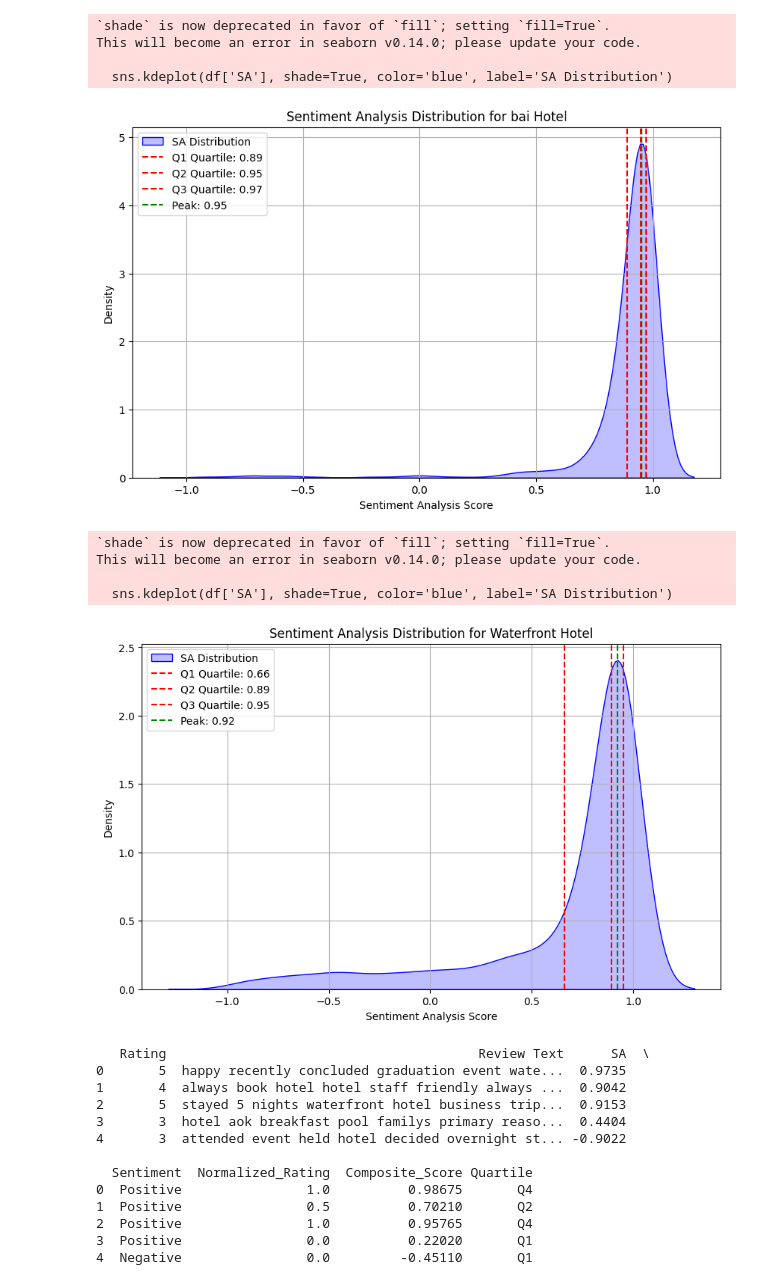
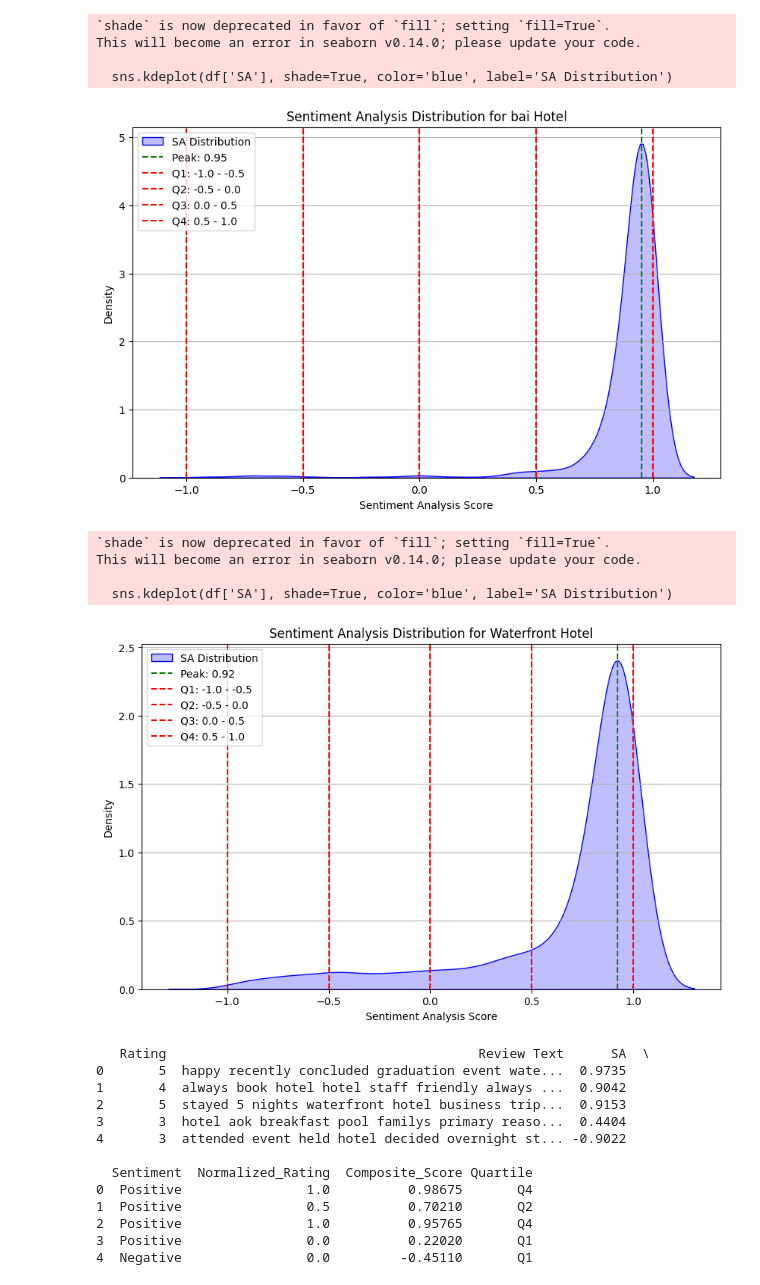
Before and after one commit to sanashii/pointview, a Jupyter notebook: sentiment analysis/statisticalModel.ipynb, the cells around one changed output. Saved outputs shown, nothing was run; the diff lists cells and outputs as text; code cells hidden in the pictures.

```diff
--- a/sentiment analysis/statisticalModel.ipynb
+++ b/sentiment analysis/statisticalModel.ipynb
@@ -1,5 +1,4 @@
 # %%
-# --- REVISED VERSION ---
 import os
 import pandas as pd
 import seaborn as sns
@@ -9,7 +8,7 @@ from scipy.stats import gaussian_kde
 waterfront_reviews = pd.read_csv(r'processed reviews\Waterfront_Hotel_and_Casino_processed.csv')
 bai_reviews = pd.read_csv(r'processed reviews\bai_Hotel_processed.csv')
 
-# Define a function to plot KDE and quartiles
+# Define a function to plot KDE and peak
 def plot_sa_distribution(df, hotel_name):
     plt.figure(figsize=(10, 6))
     sns.kdeplot(df['SA'], shade=True, color='blue', label='SA Distribution')
@@ -17,57 +16,63 @@ def plot_sa_distribution(df, hotel_name):
     plt.xlabel('Sentiment Analysis Score')
     plt.ylabel('Density')
 
-    # Calculate quartiles
-    quartiles = df['SA'].quantile([0.25, 0.5, 0.75])
-    for i, quartile in enumerate(quartiles):
-        plt.axvline(x=quartile, linestyle='--', color='red', label=f'Q{i + 1} Quartile: {round(quartile, 2)}')
-
     # Calculate KDE and find peak
     kde = gaussian_kde(df['SA'])
     density_values = kde(df['SA'])
     peak_value = df['SA'][density_values.argmax()]
     plt.axvline(x=peak_value, linestyle='--', color='green', label=f'Peak: {round(peak_value, 2)}')
 
+    # Add quartile lines
+    quartile_ranges = {'Q1': (-1.0, -0.5), 'Q2': (-0.5, 0.0), 'Q3': (0.0, 0.5), 'Q4': (0.5, 1.0)}
+    for label, (start, end) in quartile_ranges.items():
+        plt.axvline(x=start, linestyle='--', color='red', label=f'{label}: {start} - {end}')
+        plt.axvline(x=end, linestyle='--', color='red')
+
     plt.legend()
     plt.grid(True)
     plt.show()
 
-    return peak_value, quartiles
+    return peak_value
 
-def save_results(hotel_name, peak_value, quartiles):
+def save_results(hotel_name, peak_value):
     output_folder = "statistical model results"
     if not os.path.exists(output_folder):
         os.makedirs(output_folder)
 
     # Create a file path for saving the results
     output_filename = os.path.join(output_folder, f"{hotel_name}_results.txt")
 
+    # Determine which quartile the peak belongs to
+    quartile_ranges = {'Q1': (-1.0, -0.5), 'Q2': (-0.5, 0.0), 'Q3': (0.0, 0.5), 'Q4': (0.5, 1.0)}
+    peak_quartile = None
+    for label, (start, end) in quartile_ranges.items():
+        if start <= peak_value <= end:
+            peak_quartile = label
+            break
+
     # Open the file in write mode and save the results
     with open(output_filename, "w") as file:
         file.write(f"{hotel_name} Peak Value: {peak_value}\n")
-        file.write(f"{hotel_name} Peak Quartile Classification:\n")
-        for i, quartile in enumerate(quartiles):
-            if peak_value <= quartile:
-                file.write(f"Peak value belongs to Q{i + 1} Quartile\n")
+        file.write(f"{hotel_name} Peak Quartile Classification: {peak_quartile}\n")
 
-# Plot KDE and quartiles for bai Hotel & Waterfront
-bai_peak_value, bai_quartiles = plot_sa_distribution(bai_reviews, 'bai Hotel')
-waterfront_peak_value, waterfront_quartiles = plot_sa_distribution(waterfront_reviews, 'Waterfront Hotel')
+# Plot KDE and peak for bai Hotel & Waterfront
+bai_peak_value = plot_sa_distribution(bai_reviews, 'bai Hotel')
+waterfront_peak_value = plot_sa_distribution(waterfront_reviews, 'Waterfront Hotel')
 
 # Save the results
-save_results("bai Hotel", bai_peak_value, bai_quartiles)
-save_results("Waterfront Hotel", waterfront_peak_value, waterfront_quartiles)
+save_results("bai Hotel", bai_peak_value)
+save_results("Waterfront Hotel", waterfront_peak_value)
 # %% [output]
 `shade` is now deprecated in favor of `fill`; setting `fill=True`.
 This will become an error in seaborn v0.14.0; please update your code.
 
   sns.kdeplot(df['SA'], shade=True, color='blue', label='SA Distribution')
-[figure, old version]
+[figure, new version]
 `shade` is now deprecated in favor of `fill`; setting `fill=True`.
 This will become an error in seaborn v0.14.0; please update your code.
 
   sns.kdeplot(df['SA'], shade=True, color='blue', label='SA Distribution')
-[figure, old version]
+[figure, new version]
 # %%
 # # --- OLD VERSION ---
 
```
Also changed, not shown: 2 other files.
